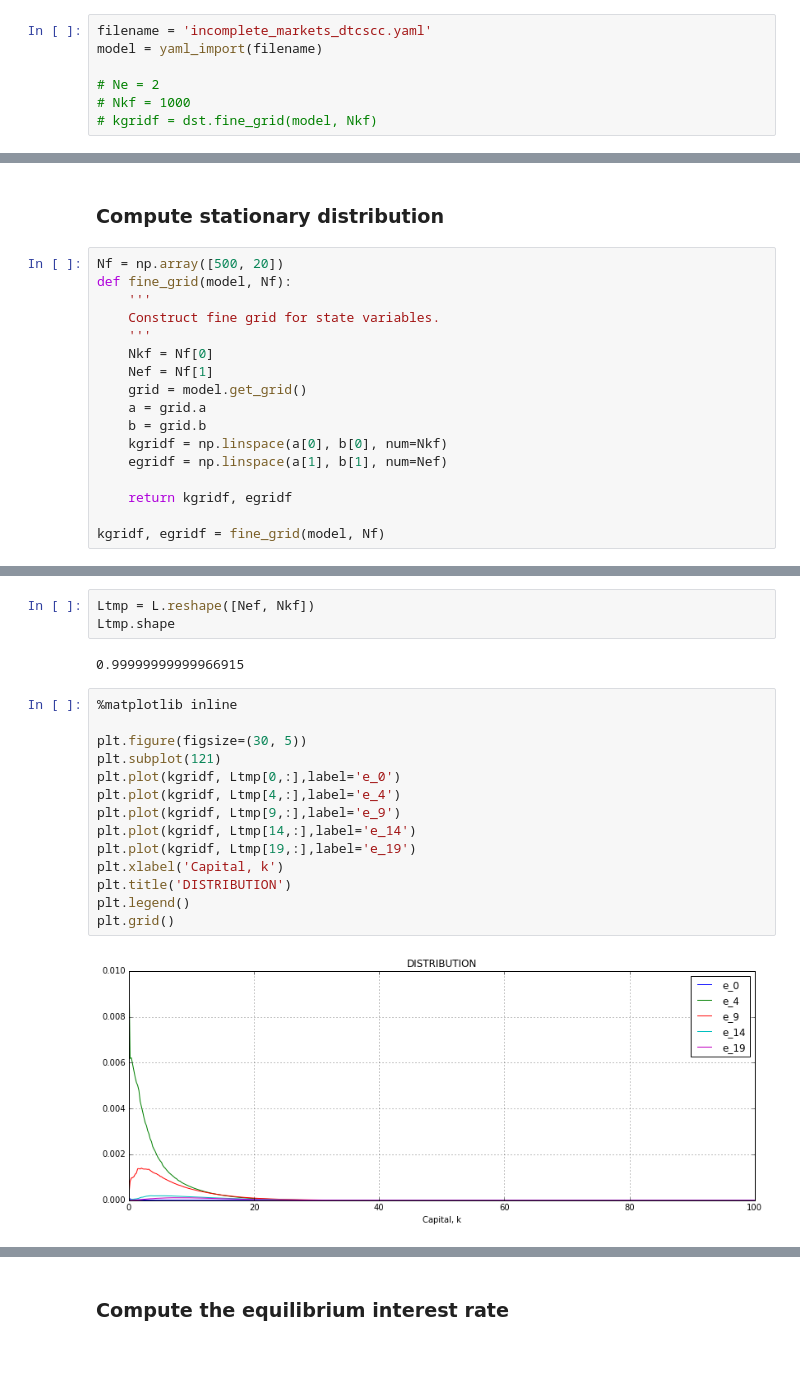
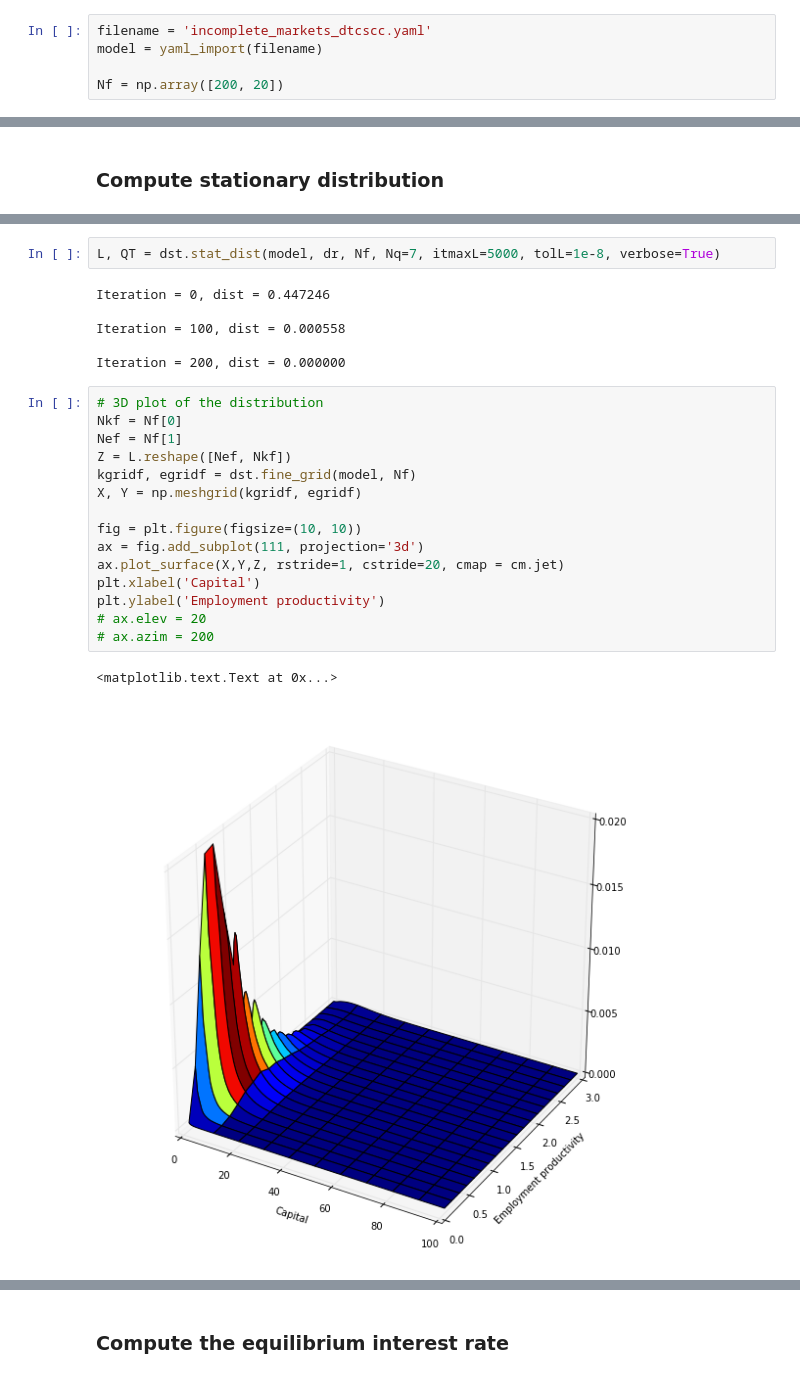
Before and after one commit to jagman88/dolo, a Jupyter notebook: examples/models/KS_noagg_equilibrium_dtcscc.ipynb, the cells around one changed output, grey strips where cells are left out. Saved outputs shown, nothing was run; the diff lists cells and outputs as text.

Commit message:
ADD: continue working on dtcscc version of the incomplete markets model code

```diff
--- a/examples/models/KS_noagg_equilibrium_dtcscc.ipynb
+++ b/examples/models/KS_noagg_equilibrium_dtcscc.ipynb
@@ -19,9 +22,7 @@ from dolo.numeric.discretization.quadrature import gauss_hermite_nodes
 filename = 'incomplete_markets_dtcscc.yaml'
 model = yaml_import(filename)
 
-# Ne = 2
-# Nkf = 1000
-# kgridf = dst.fine_grid(model, Nkf)
+Nf = np.array([200, 20])
 # %% [output]
 warning: 24, 1 : Symbol u has no calibrated value.
 # %% [markdown]
@@ -59,19 +63,2 @@ plt.grid()
 # %% [markdown]
 ### Compute stationary distribution
-# %%
-Nf = np.array([500, 20])
-def fine_grid(model, Nf):
-    '''
-    Construct fine grid for state variables.
-    '''
-    Nkf = Nf[0]
-    Nef = Nf[1]
-    grid = model.get_grid()
-    a = grid.a
-    b = grid.b
-    kgridf = np.linspace(a[0], b[0], num=Nkf)
-    egridf = np.linspace(a[1], b[1], num=Nef)
-
-    return kgridf, egridf
-
-kgridf, egridf = fine_grid(model, Nf)
@@ -193,21 +65,26 @@ Iteration = 289, dist = 0.000000
-# %%
-Ltmp = L.reshape([Nef, Nkf])
-Ltmp.shape
-# %% [output]
-0.99999999999966915
-# %%
-%matplotlib inline
-
-plt.figure(figsize=(30, 5))
-plt.subplot(121)
-plt.plot(kgridf, Ltmp[0,:],label='e_0')
-plt.plot(kgridf, Ltmp[4,:],label='e_4')
-plt.plot(kgridf, Ltmp[9,:],label='e_9')
-plt.plot(kgridf, Ltmp[14,:],label='e_14')
-plt.plot(kgridf, Ltmp[19,:],label='e_19')
-plt.xlabel('Capital, k')
-plt.title('DISTRIBUTION')
-plt.legend()
-plt.grid()
-# %% [output]
-[figure, removed]
+# %%
+L, QT = dst.stat_dist(model, dr, Nf, Nq=7, itmaxL=5000, tolL=1e-8, verbose=True)
+# %% [output]
+Iteration = 0, dist = 0.447246
+
+Iteration = 100, dist = 0.000558
+
+Iteration = 200, dist = 0.000000
+# %%
+# 3D plot of the distribution
+Nkf = Nf[0]
+Nef = Nf[1]
+Z = L.reshape([Nef, Nkf])
+kgridf, egridf = dst.fine_grid(model, Nf)
+X, Y = np.meshgrid(kgridf, egridf)
+
+fig = plt.figure(figsize=(10, 10))
+ax = fig.add_subplot(111, projection='3d')
+ax.plot_surface(X,Y,Z, rstride=1, cstride=20, cmap = cm.jet)
+plt.xlabel('Capital')
+plt.ylabel('Employment productivity')
+# ax.elev = 20
+# ax.azim = 200
+# %% [output]
+<matplotlib.text.Text at 0x...>
+[figure, added]
```
Also changed, not shown: parts of 8 cells of this notebook, 3 other files.
